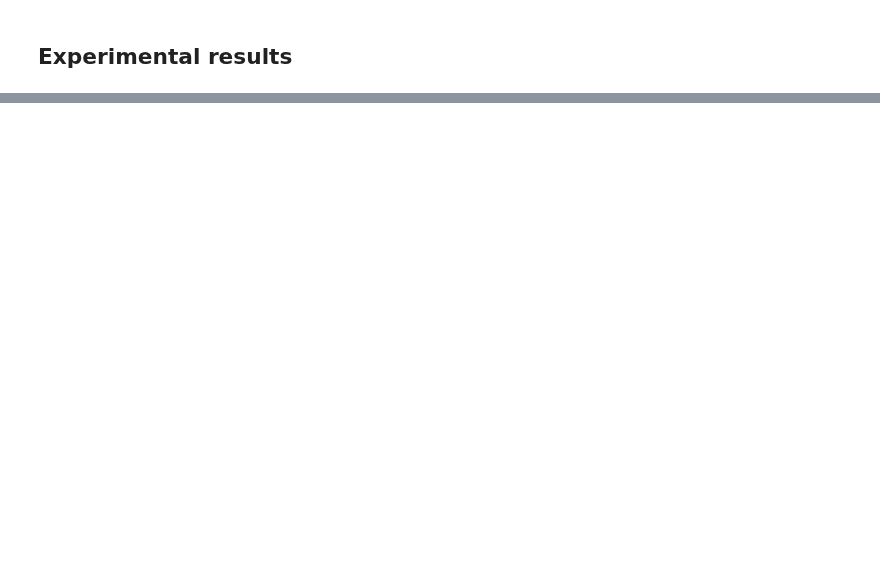
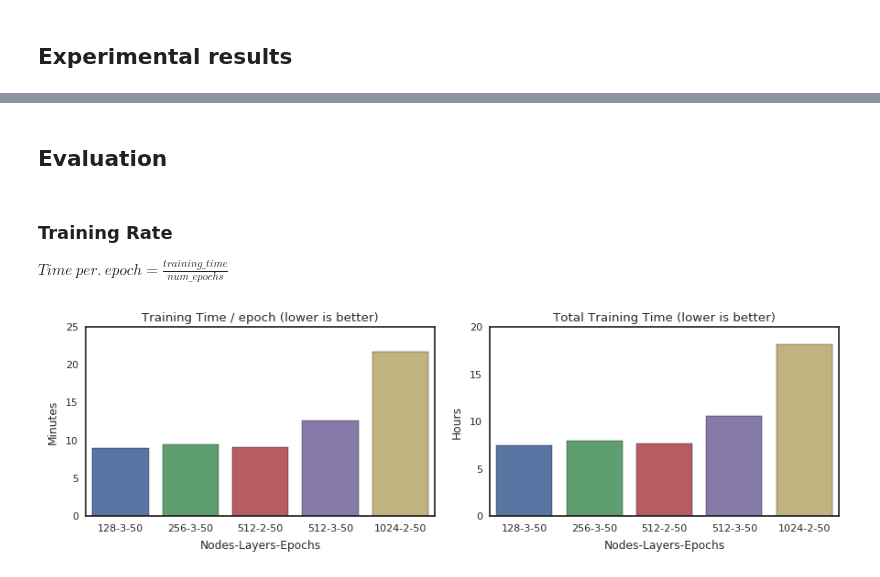
Before and after one commit to ChrisCummins/phd, a Jupyter notebook: lab/clgen/Benchmarks.ipynb, the cells around one changed output, grey strips where cells are left out. Drawn from its saved outputs; the diff is of its cells as text; code cells hidden in the pictures; blank space fills up the shorter version.

```diff
--- a/lab/clgen/Benchmarks.ipynb
+++ b/lab/clgen/Benchmarks.ipynb
@@ -108,0 +48,37 @@ viz.finalise(figsize=(8, 8))
+# %% [markdown]
+## Evaluation
+# %%
+import matplotlib.pyplot as plt
+import seaborn as sns
+from labm8 import viz
+plt.style.use(["seaborn-white", "seaborn-paper"])
+
+def label(path):
+    return '-'.join([str(x) for x in path])
+
+# sort key values
+sorted_keys = sorted(data.keys(), key=lambda x: [int(y) for y in x])
+# %% [markdown]
+### Training Rate
+
+$Time\ per.\ epoch = \frac{training\_time}{num\_epochs}$
+# %%
+ax = plt.subplot(1, 2, 1)
+x, y = zip(*[(label(x), data[x]["training_time"] / float(x[2]) / 60)
+             for x in sorted_keys])
+sns.barplot(x, y)
+plt.title("Training Time / epoch (lower is better)")
+plt.xlabel("Nodes-Layers-Epochs")
+plt.ylabel("Minutes")
+
+ax = plt.subplot(1, 2, 2)
+x, y = zip(*[(label(x), data[x]["training_time"] / 3600)
+             for x in sorted_keys])
+sns.barplot(x, y)
+plt.title("Total Training Time (lower is better)")
+plt.xlabel("Nodes-Layers-Epochs")
+plt.ylabel("Hours")
+
+viz.finalise(figsize=(9, 3))
+# %% [output]
+[figure, added]
```
Also changed, not shown: parts of 10 cells of this notebook.
